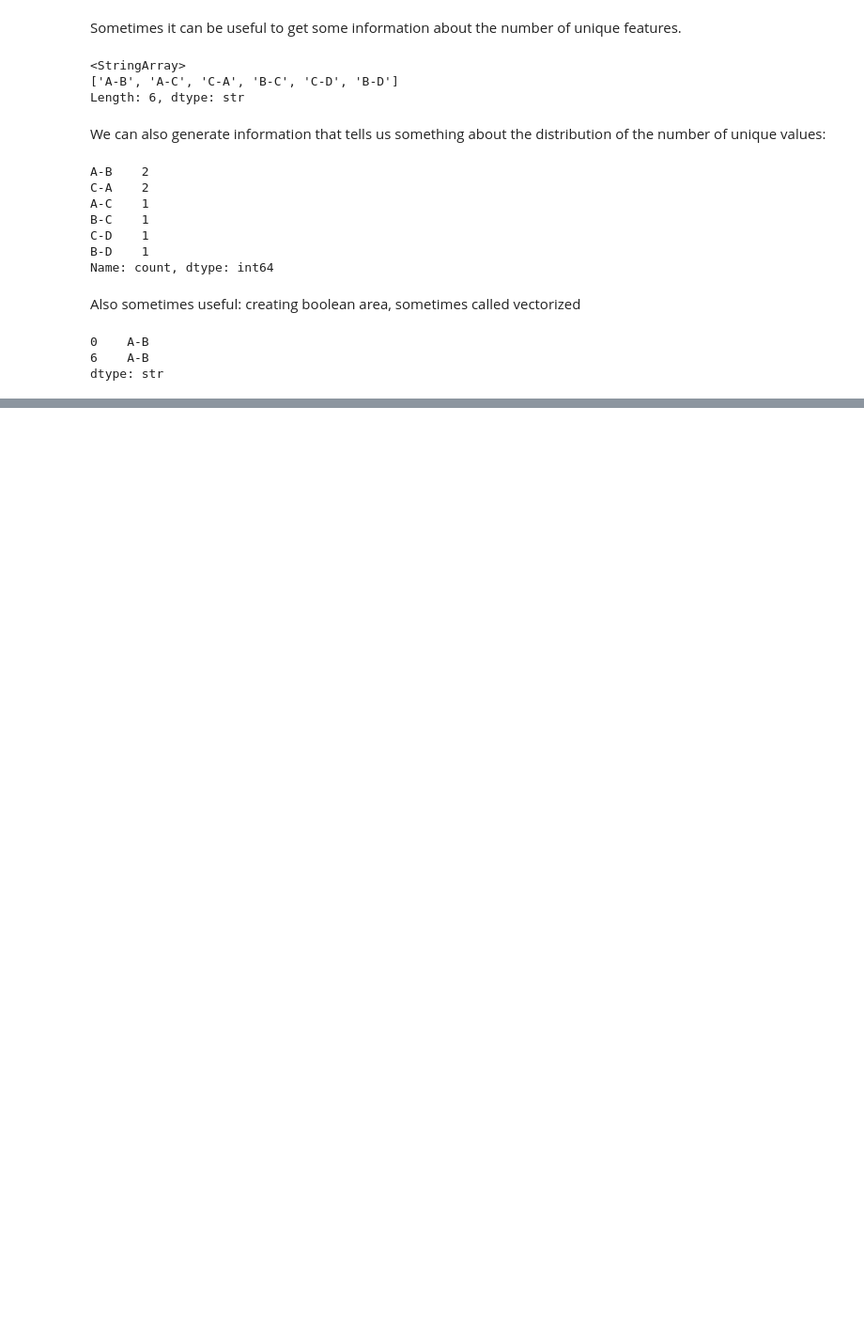
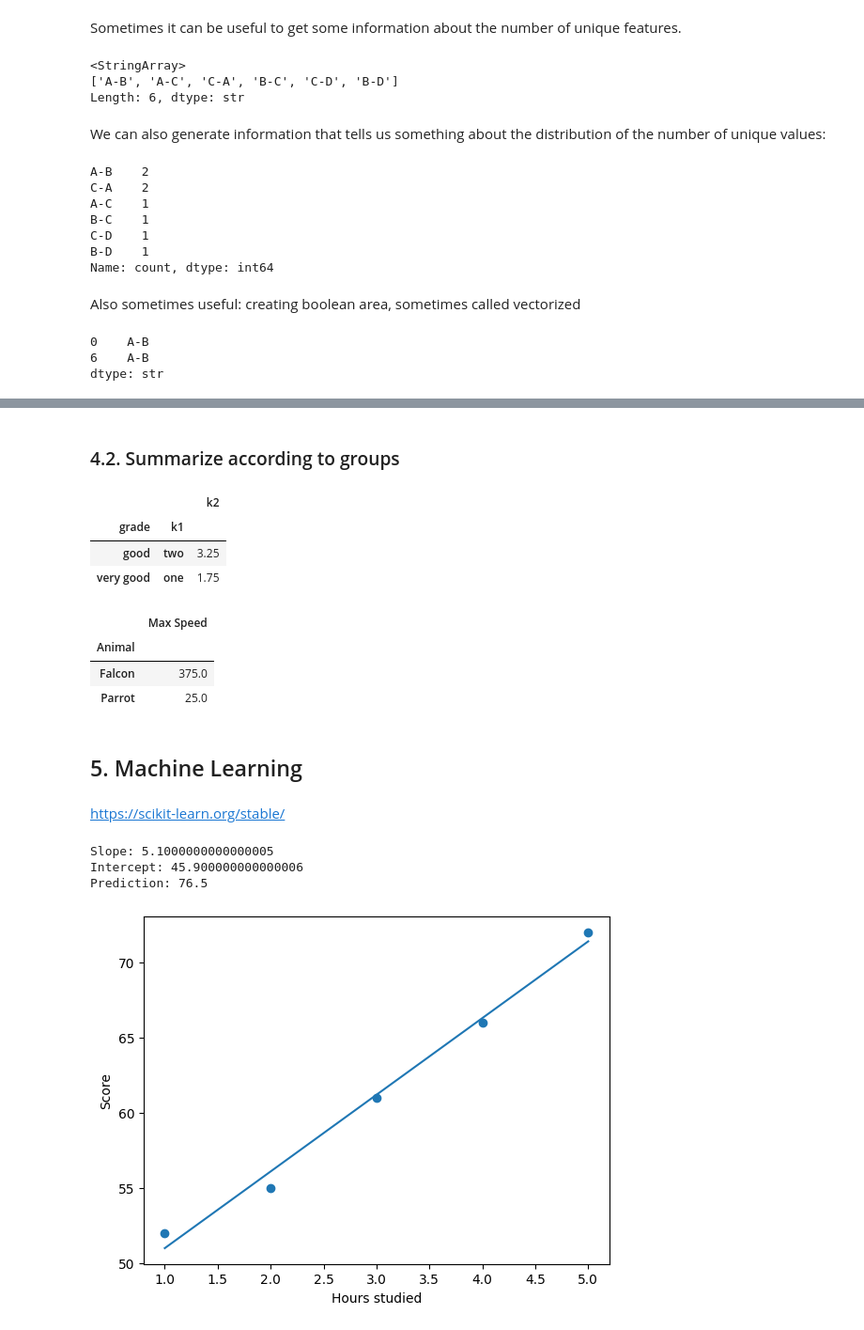
Before and after one commit to NiklasGoettel/Quarto_Website, a Jupyter notebook: pandas.ipynb, the cells around one changed output, grey strips where cells are left out. Shown at 94% size. Drawn from its saved outputs; the diff is of its cells as text; code cells hidden in the pictures; blank space fills up the shorter version.

Commit message:
new pandas

```diff
--- a/pandas.ipynb
+++ b/pandas.ipynb
@@ -668,0 +842,9 @@ dtype: str
+# %% [markdown]
+### 4.2. Summarize according to groups
+# %%
+new_frame.groupby(["grade","k1"]).mean() # aggregation
+# %% [output]
+|  |  | k2 |
+| grade | k1 |  |
+| good | two | 3.25 |
+| very good | one | 1.75 |
@@ -668,0 +858,63 @@ dtype: str
+# %%
+df_summary=df.groupby("Animal").mean()
+df_summary
+# %% [output]
+|  | Max Speed |
+| Animal |  |
+| Falcon | 375.0 |
+| Parrot | 25.0 |
+# %% [markdown]
+## 5. Machine Learning
+# %% [markdown]
+https://scikit-learn.org/stable/
+# %%
+import pandas as pd
+from sklearn.linear_model import LinearRegression
+
+# Create a simple DataFrame
+df = pd.DataFrame({
+    "hours_studied": [1, 2, 3, 4, 5],
+    "score": [52, 55, 61, 66, 72]
+})
+
+# X = independent variable
+X = df[["hours_studied"]]
+
+# y = dependent variable
+y = df["score"]
+
+# Create the model
+model = LinearRegression()
+
+# Train the model
+model.fit(X, y)
+
+# Print the coefficients
+print("Slope:", model.coef_[0])
+print("Intercept:", model.intercept_)
+
+# Predict the score for 6 hours of studying
+prediction = model.predict([[6]])
+
+print("Prediction:", prediction[0])
+# %% [output]
+Slope: 5.1000000000000005
+Intercept: 45.900000000000006
+Prediction: 76.5
+# %%
+import matplotlib.pyplot as plt
+
+# Create predictions for the existing data
+df["prediction"] = model.predict(X)
+
+# Plot the original data
+plt.scatter(df["hours_studied"], df["score"])
+
+# Plot the regression line
+plt.plot(df["hours_studied"], df["prediction"])
+
+plt.xlabel("Hours studied")
+plt.ylabel("Score")
+plt.show()
+# %% [output]
+[figure, added]
```
Also changed, not shown: parts of 36 cells of this notebook, 16 other files.
